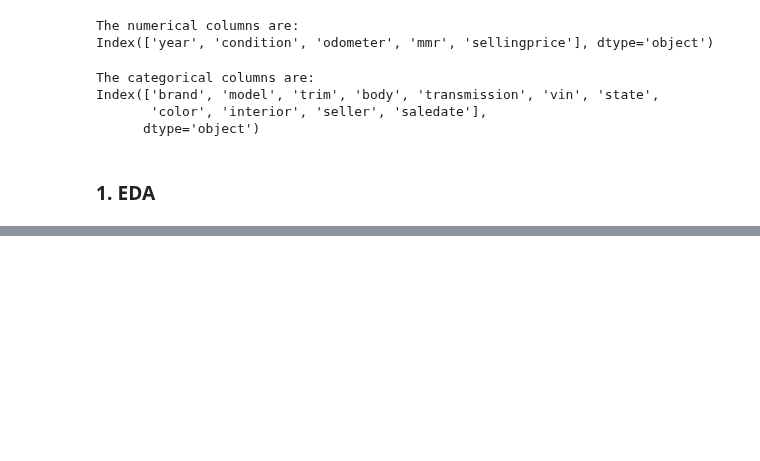
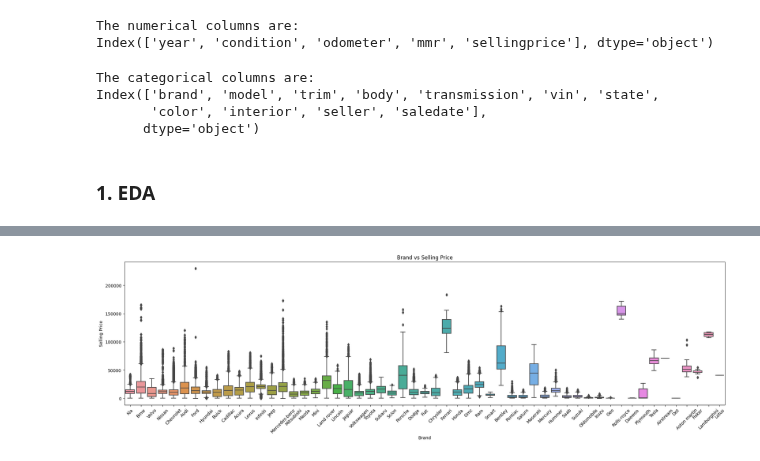
Before and after one commit to maxheijmans/AIM4B_Group1, a Jupyter notebook: UsedCarAuctionPrices/EDA_UsedCarAuctionPrices.ipynb, the cells around one changed output, grey strips where cells are left out. Drawn from its saved outputs; the diff is of its cells as text; code cells hidden in the pictures; blank space fills up the shorter version.

```diff
--- a/UsedCarAuctionPrices/EDA_UsedCarAuctionPrices.ipynb
+++ b/UsedCarAuctionPrices/EDA_UsedCarAuctionPrices.ipynb
@@ -305,0 +362,14 @@ plt.show()
+# %%
+#Selecting a categorical column ('brand') to visualise its relationship with 'sellingprice'
+categorical_column = 'brand'
+
+#Creating a box plot to show 'sellingprice' distribution across different categories of 'brand'
+plt.figure(figsize=(25, 6))
+sns.boxplot(x=categorical_column, y='sellingprice', data=car_df)
+plt.title(f'{categorical_column.capitalize()} vs Selling Price')
+plt.xlabel(categorical_column.capitalize())
+plt.ylabel('Selling Price')
+plt.xticks(rotation=45)
+plt.show()
+# %% [output]
+[figure, added]
```
Also changed, not shown: parts of 6 cells of this notebook.
